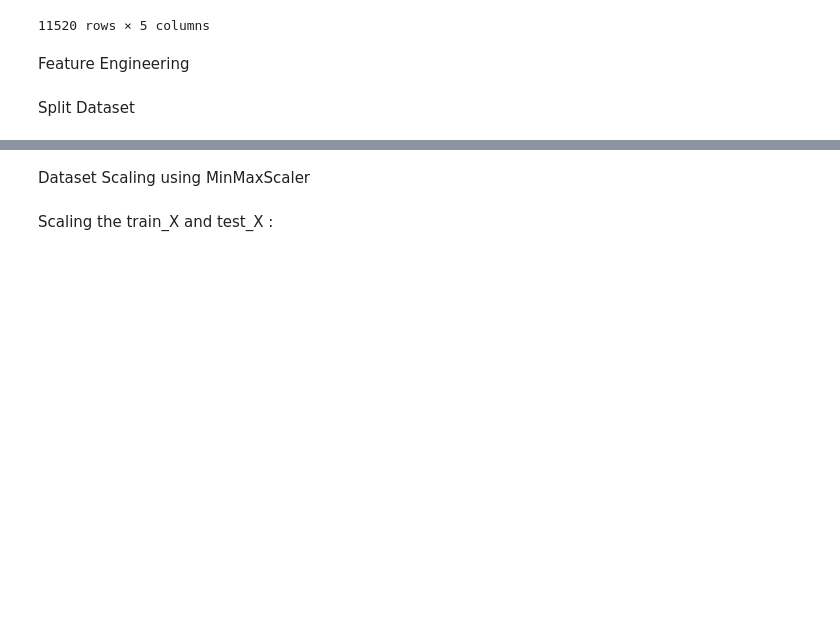
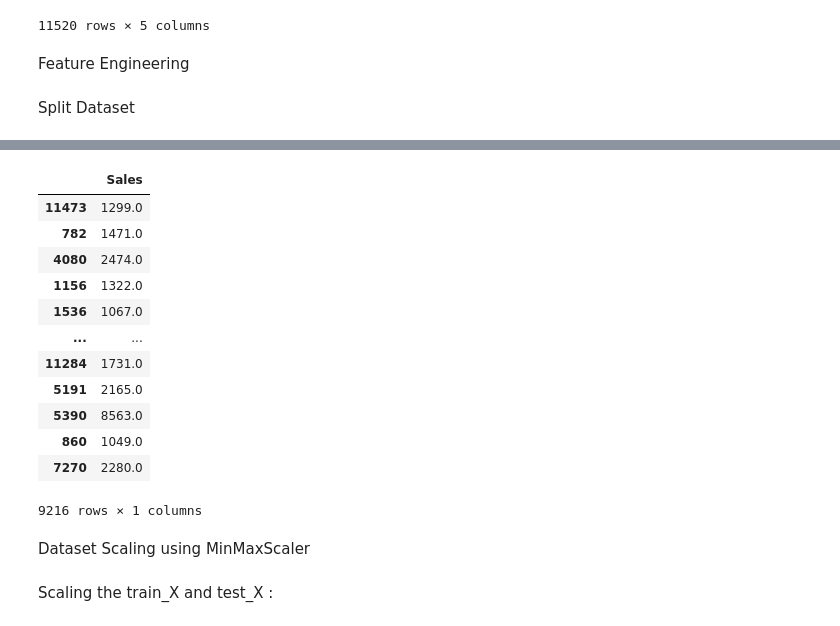
Before and after one commit to OlanreleOladeji/Demand-forecast--XGBoost, a Jupyter notebook: Products_quantity_forecasting_model_(XGB).ipynb, the cells around one changed output, grey strips where cells are left out. Saved outputs shown, nothing was run; the diff lists cells and outputs as text; code cells hidden in the pictures; blank space fills up the shorter version.

```diff
--- a/Products_quantity_forecasting_model_(XGB).ipynb
+++ b/Products_quantity_forecasting_model_(XGB).ipynb
@@ -151,3 +135,19 @@ y
+# %%
+train_y
+# %% [output]
+|  | Sales |
+| 11473 | 1299.0 |
+| 782 | 1471.0 |
+| 4080 | 2474.0 |
+| 1156 | 1322.0 |
+| 1536 | 1067.0 |
+| ... | ... |
+| 11284 | 1731.0 |
+| 5191 | 2165.0 |
+| 5390 | 8563.0 |
+| 860 | 1049.0 |
+| 7270 | 2280.0 |
+9216 rows × 1 columns
 # %% [markdown]
 Dataset Scaling using MinMaxScaler
 # %%
```
Also changed, not shown: parts of 19 cells of this notebook.
